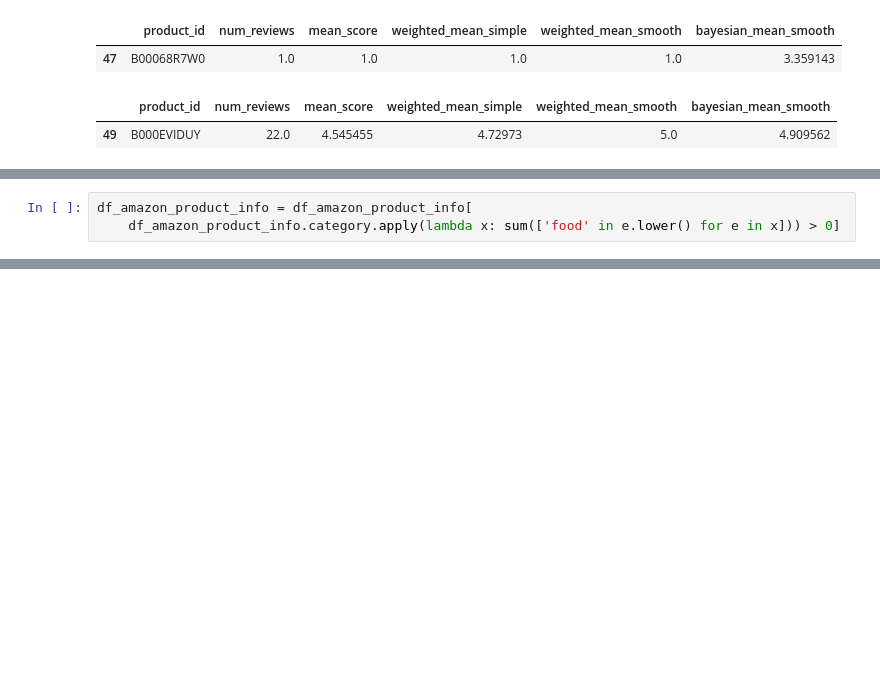
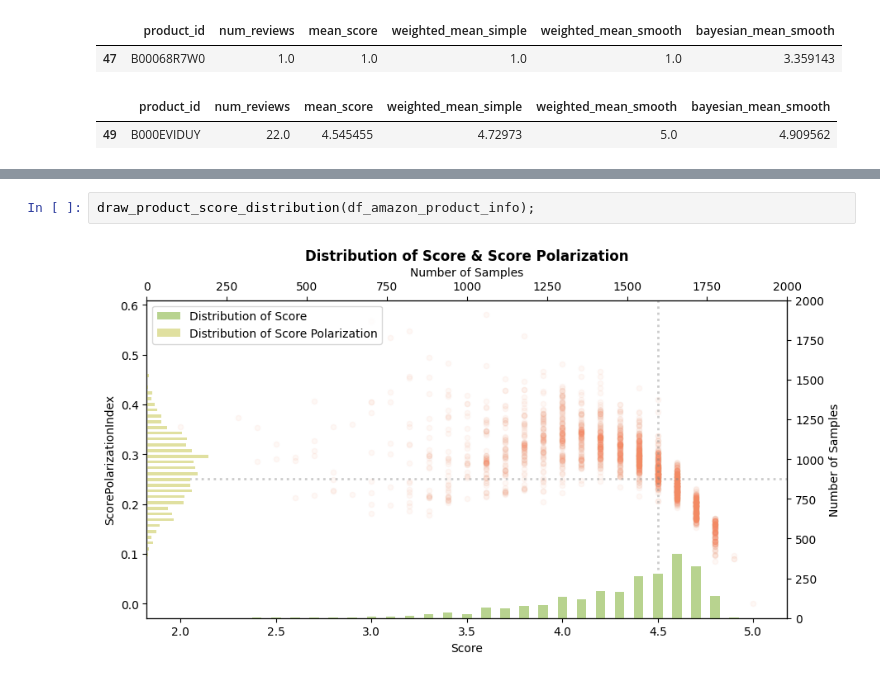
Before and after one commit to Vector239/ISOM5160-project-AI-Driven-Personalized-Product-Improvement-Recommendation-System-for-Amazon-Sellers, a Jupyter notebook: ISOM5160-GROUP7.ipynb, the cells around one changed output, grey strips where cells are left out. Saved outputs shown, nothing was run; the diff lists cells and outputs as text; blank space fills up the shorter version.

```diff
--- a/ISOM5160-GROUP7.ipynb
+++ b/ISOM5160-GROUP7.ipynb
@@ -362,3 +280,0 @@ p[p.Summary > 1]
-# %%
-df_amazon_product_info = df_amazon_product_info[
-    df_amazon_product_info.category.apply(lambda x: sum(['food' in e.lower() for e in x])) > 0]
@@ -375,0 +289,4 @@ df_amazon_product_info[df_amazon_product_info.NumRatings > 20].Score.hist(bins=1
+# %%
+draw_product_score_distribution(df_amazon_product_info);
+# %% [output]
+[figure, added]
```
Also changed, not shown: parts of 23 cells of this notebook, 1 other file.
